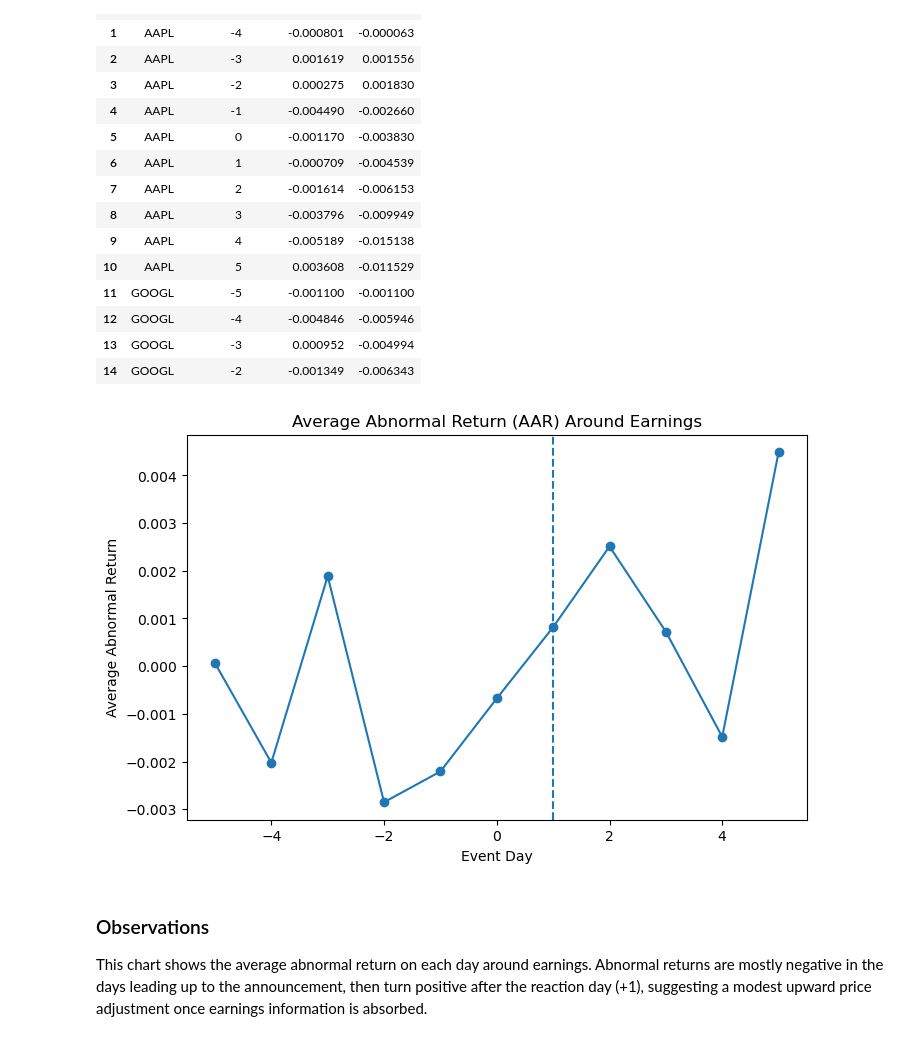
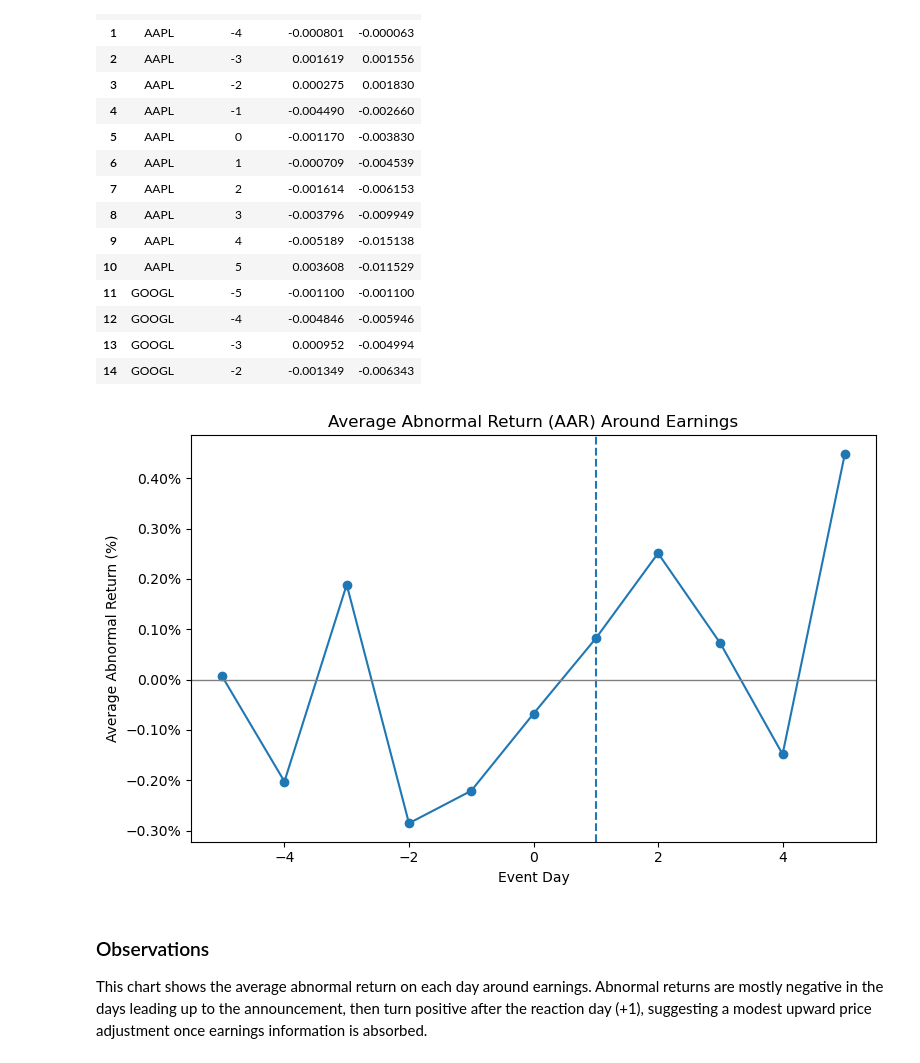
Before and after one commit to LuisParnellCook/VP_Analytics_East_West_repo, a Jupyter notebook: stock_prices_and_earnings_dates/Event Study/event_study_data.ipynb, the cells around one changed output. Saved outputs shown, nothing was run; the diff lists cells and outputs as text; code cells hidden in the pictures.

```diff
--- a/stock_prices_and_earnings_dates/Event Study/event_study_data.ipynb
+++ b/stock_prices_and_earnings_dates/Event Study/event_study_data.ipynb
@@ -451,17 +452,25 @@ aar_overall = (
 
 # Overall Cumulative Average Abnormal Return (CAAR)
 caar_overall = aar_overall.cumsum()
-# %%
-# Plot Average Abnormal Return (AAR)
-plt.figure(figsize=(8,5))
-plt.plot(aar_overall.index, aar_overall.values, marker="o")
-plt.axvline(1, linestyle="--")
-plt.title("Average Abnormal Return (AAR) Around Earnings")
-plt.xlabel("Event Day")
-plt.ylabel("Average Abnormal Return")
-plt.show()
-# %% [output]
-[figure, removed]
+# %%
+plt.figure(figsize=(8,5))
+
+plt.plot(aar_overall.index, aar_overall.values, marker="o")
+
+plt.axvline(1, linestyle="--")               # Market reacts on day +1
+plt.axhline(0, color="grey", linewidth=1)    # No abnormal return baseline
+
+plt.title("Average Abnormal Return (AAR) Around Earnings")
+plt.xlabel("Event Day")
+plt.ylabel("Average Abnormal Return (%)")
+
+# Convert decimal returns to percentage format on axis
+plt.gca().yaxis.set_major_formatter(mtick.PercentFormatter(1.0))
+
+plt.tight_layout()
+plt.show()
+# %% [output]
+[figure, added]
 # %% [markdown]
 ### Observations
 This chart shows the average abnormal return on each day around earnings. Abnormal returns are mostly negative in the days leading up to the announcement, then turn positive after the reaction day (+1), suggesting a modest upward price adjustment once earnings information is absorbed.
```
Also changed, not shown: parts of 19 cells of this notebook, 9 other files.
